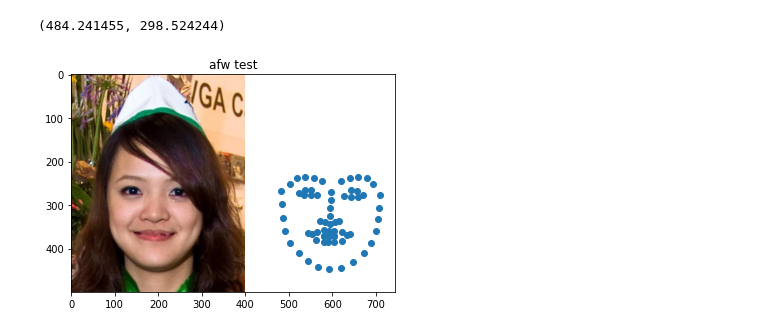
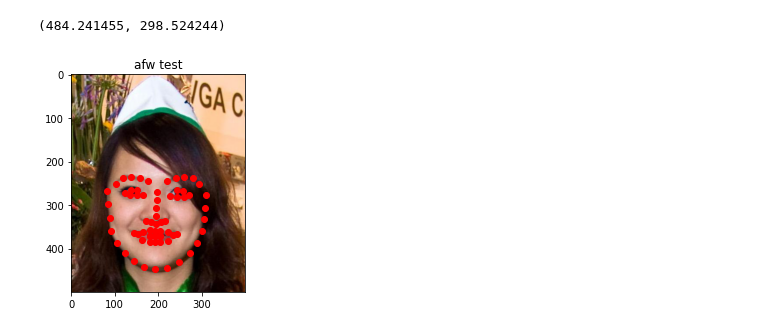
Before and after one commit to Pengchengzhi/Face-Alignment-DRF, a Jupyter notebook: main.ipynb, the cells around one changed output. Saved outputs shown, nothing was run; the diff lists cells and outputs as text; code cells hidden in the pictures.

```diff
--- a/main.ipynb
+++ b/main.ipynb
@@ -54,20 +54,20 @@ points[1]
 # %% [output]
 (484.241455, 298.524244)
 # %%
-x = [points[i][0] for i in range(68)]
+x = [points[i][0]-400 for i in range(68)]
 y = [points[i][1] for i in range(68)]
 # %%
 img = Image.open(os.path.join(dataset_afw_path, '1051618982_1' + '.jpg'))
 
 # crop
 img_array = np.array(img)
 nimg_array = img_array[0:500, 400:800]
 nimg = Image.fromarray(nimg_array)
 
 plt.figure("afw test")
 plt.imshow(nimg)
-plt.scatter(x,y)
+plt.scatter(x,y,color='r')
 plt.title('afw test')
 plt.show()
 # %% [output]
-[figure, old version]
+[figure, new version]
```
